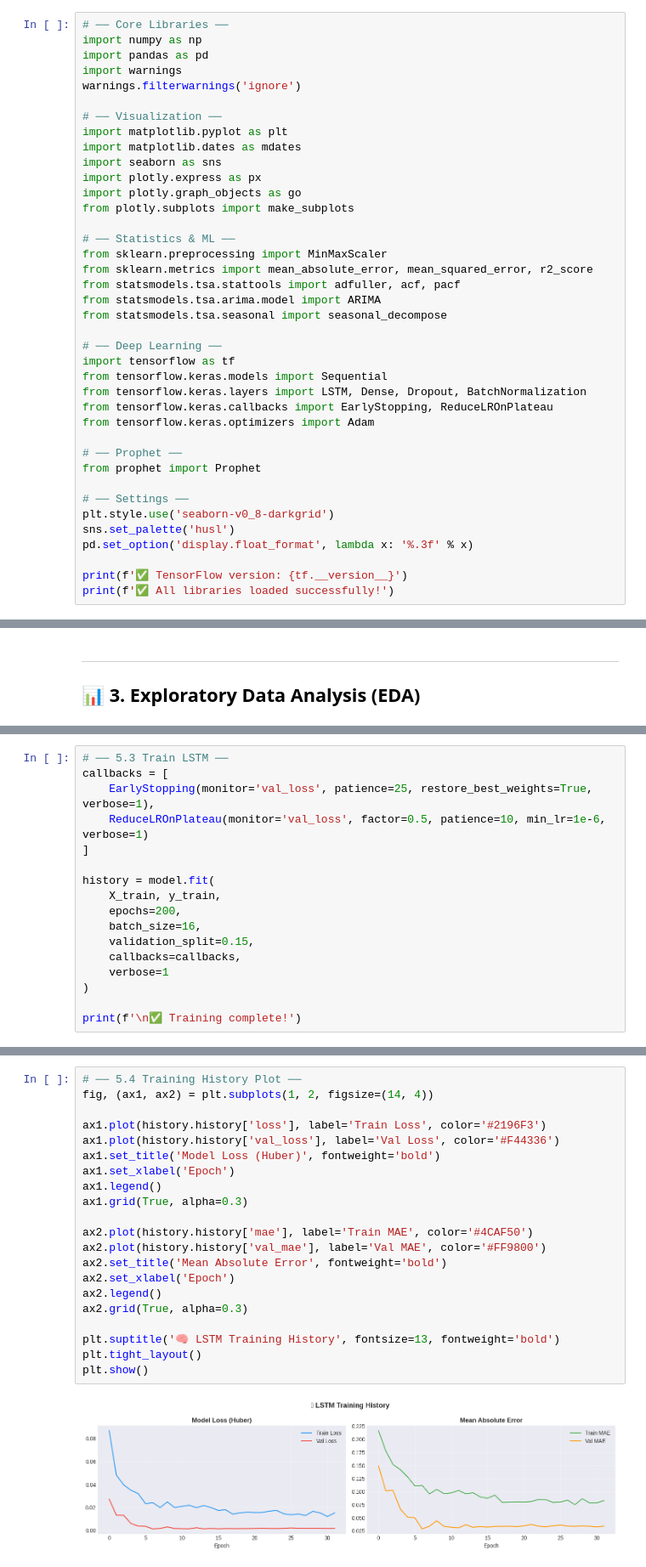
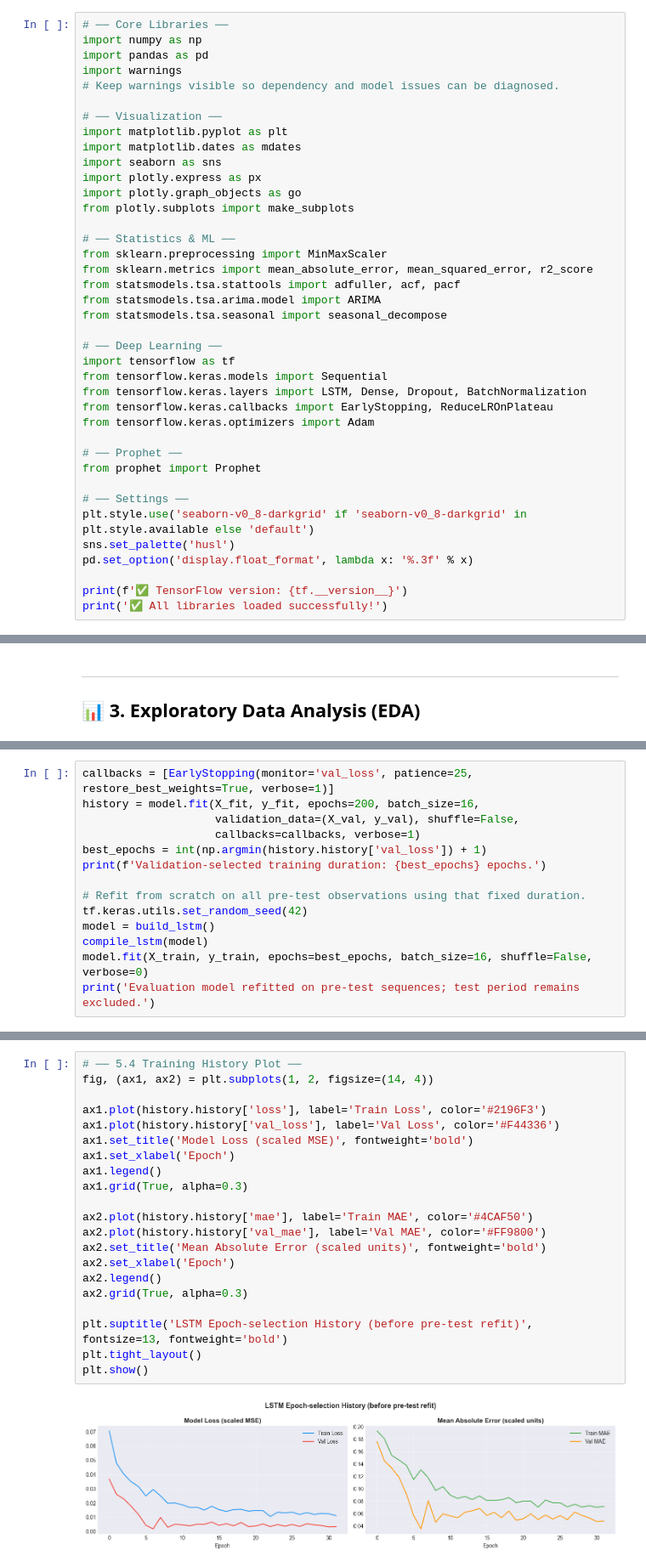
Before and after one commit to latiphy-s/forecast-of-drug-pharma-demand, a Jupyter notebook: pharma-drug-demand-forecasting-iqvia.ipynb, the cells around one changed output, grey strips where cells are left out. Shown at 85% size. Drawn from its saved outputs; the diff is of its cells as text.

```diff
--- a/pharma-drug-demand-forecasting-iqvia.ipynb
+++ b/pharma-drug-demand-forecasting-iqvia.ipynb
@@ -34,7 +55,7 @@ for dirname, _, filenames in os.walk('/kaggle/input'):
 import numpy as np
 import pandas as pd
 import warnings
-warnings.filterwarnings('ignore')
+# Keep warnings visible so dependency and model issues can be diagnosed.
 
 # ── Visualization ──
 import matplotlib.pyplot as plt
@@ -62,10 +83,10 @@ from tensorflow.keras.optimizers import Adam
 from prophet import Prophet
 
 # ── Settings ──
-plt.style.use('seaborn-v0_8-darkgrid')
+plt.style.use('seaborn-v0_8-darkgrid' if 'seaborn-v0_8-darkgrid' in plt.style.available else 'default')
 sns.set_palette('husl')
 pd.set_option('display.float_format', lambda x: '%.3f' % x)
 
 print(f'✅ TensorFlow version: {tf.__version__}')
-print(f'✅ All libraries loaded successfully!')
+print('✅ All libraries loaded successfully!')
 # %% [output]
@@ -453,19 +512,16 @@ Model: "Pharma_LSTM"
 # %%
-# ── 5.3 Train LSTM ──
-callbacks = [
-    EarlyStopping(monitor='val_loss', patience=25, restore_best_weights=True, verbose=1),
-    ReduceLROnPlateau(monitor='val_loss', factor=0.5, patience=10, min_lr=1e-6, verbose=1)
-]
+callbacks = [EarlyStopping(monitor='val_loss', patience=25, restore_best_weights=True, verbose=1)]
+history = model.fit(X_fit, y_fit, epochs=200, batch_size=16,
+                    validation_data=(X_val, y_val), shuffle=False,
+                    callbacks=callbacks, verbose=1)
+best_epochs = int(np.argmin(history.history['val_loss']) + 1)
+print(f'Validation-selected training duration: {best_epochs} epochs.')
 
-history = model.fit(
-    X_train, y_train,
-    epochs=200,
-    batch_size=16,
-    validation_split=0.15,
-    callbacks=callbacks,
-    verbose=1
-)
-
-print(f'\n✅ Training complete!')
+# Refit from scratch on all pre-test observations using that fixed duration.
+tf.keras.utils.set_random_seed(42)
+model = build_lstm()
+compile_lstm(model)
+model.fit(X_train, y_train, epochs=best_epochs, batch_size=16, shuffle=False, verbose=0)
+print('Evaluation model refitted on pre-test sequences; test period remains excluded.')
 # %% [output]
 Epoch 1/200
@@ -490,24 +544,24 @@ Restoring model weights from the end of the best epoch: 7.
 # %%
 # ── 5.4 Training History Plot ──
 fig, (ax1, ax2) = plt.subplots(1, 2, figsize=(14, 4))
 
 ax1.plot(history.history['loss'], label='Train Loss', color='#2196F3')
 ax1.plot(history.history['val_loss'], label='Val Loss', color='#F44336')
-ax1.set_title('Model Loss (Huber)', fontweight='bold')
+ax1.set_title('Model Loss (scaled MSE)', fontweight='bold')
 ax1.set_xlabel('Epoch')
 ax1.legend()
 ax1.grid(True, alpha=0.3)
 
 ax2.plot(history.history['mae'], label='Train MAE', color='#4CAF50')
 ax2.plot(history.history['val_mae'], label='Val MAE', color='#FF9800')
-ax2.set_title('Mean Absolute Error', fontweight='bold')
+ax2.set_title('Mean Absolute Error (scaled units)', fontweight='bold')
 ax2.set_xlabel('Epoch')
 ax2.legend()
 ax2.grid(True, alpha=0.3)
 
-plt.suptitle('🧠 LSTM Training History', fontsize=13, fontweight='bold')
+plt.suptitle('LSTM Epoch-selection History (before pre-test refit)', fontsize=13, fontweight='bold')
 plt.tight_layout()
 plt.show()
 # %% [output]
-[figure, old version]
+[figure, new version]
 # %%
```
Also changed, not shown: parts of 33 cells of this notebook, 16 other files.
